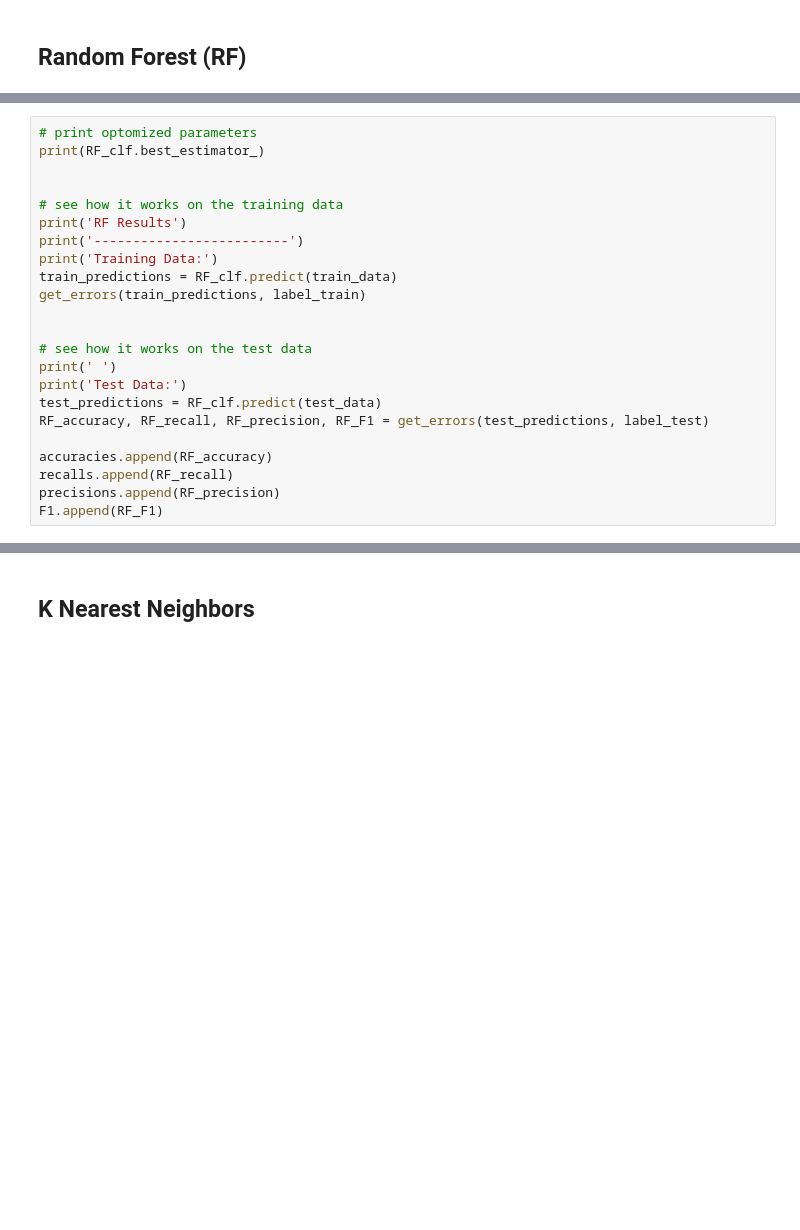
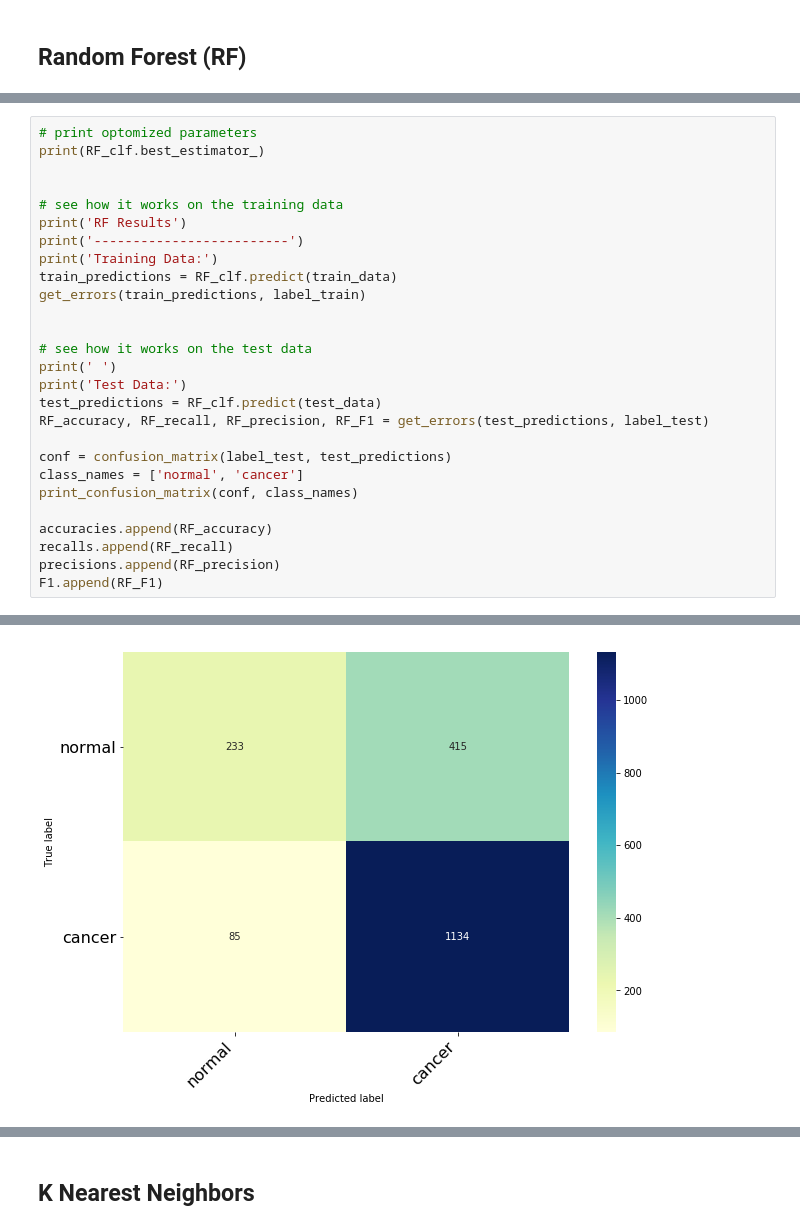
Before and after one commit to ansel-z/CX4240-Cancer-Cell-Classfication-Project, a Jupyter notebook: Classification.ipynb, the cells around one changed output, grey strips where cells are left out. Drawn from its saved outputs; the diff is of its cells as text; blank space fills up the shorter version.

```diff
--- a/Classification.ipynb
+++ b/Classification.ipynb
@@ -261,6 +296,10 @@ print('Test Data:')
 test_predictions = RF_clf.predict(test_data)
 RF_accuracy, RF_recall, RF_precision, RF_F1 = get_errors(test_predictions, label_test)
 
+conf = confusion_matrix(label_test, test_predictions)
+class_names = ['normal', 'cancer']
+print_confusion_matrix(conf, class_names)
+
 accuracies.append(RF_accuracy)
 recalls.append(RF_recall)
 precisions.append(RF_precision)
@@ -286,3 +325,4 @@ Accuracy:        0.73
+[figure, added]
 # %%
 # more conservative rf
 rf2 = RandomForestClassifier(bootstrap=True, class_weight=None, criterion='gini',
```
Also changed, not shown: parts of 13 cells of this notebook, 6 other files.
